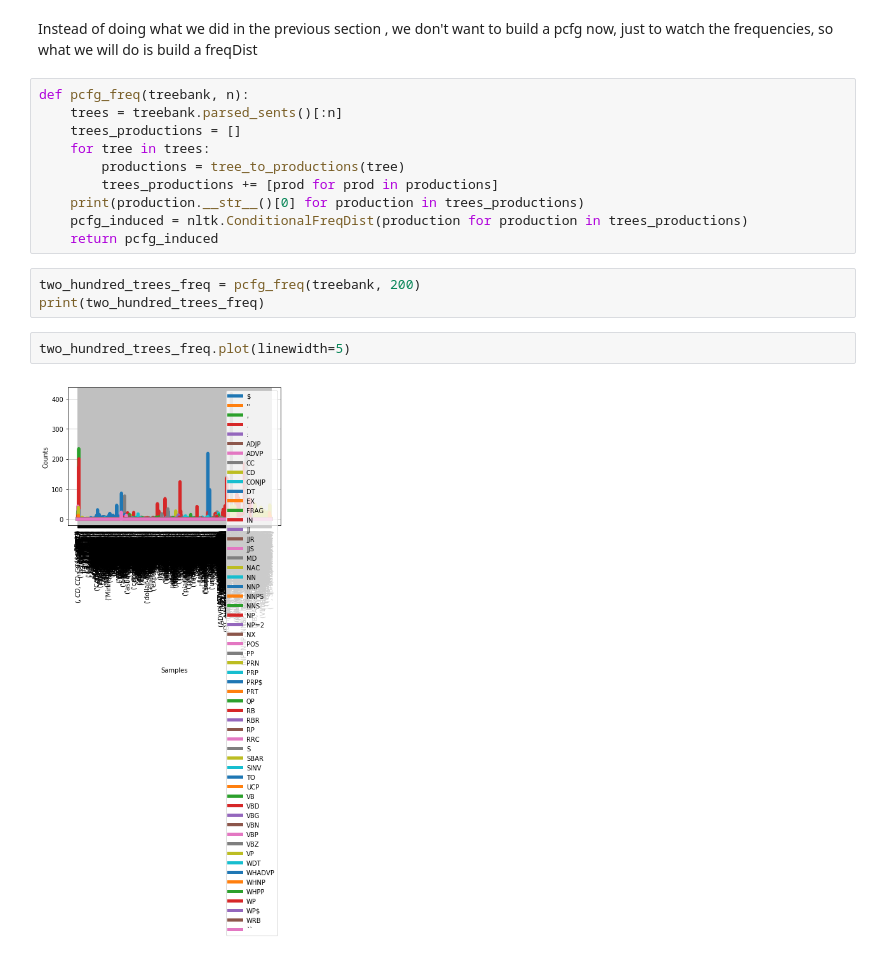
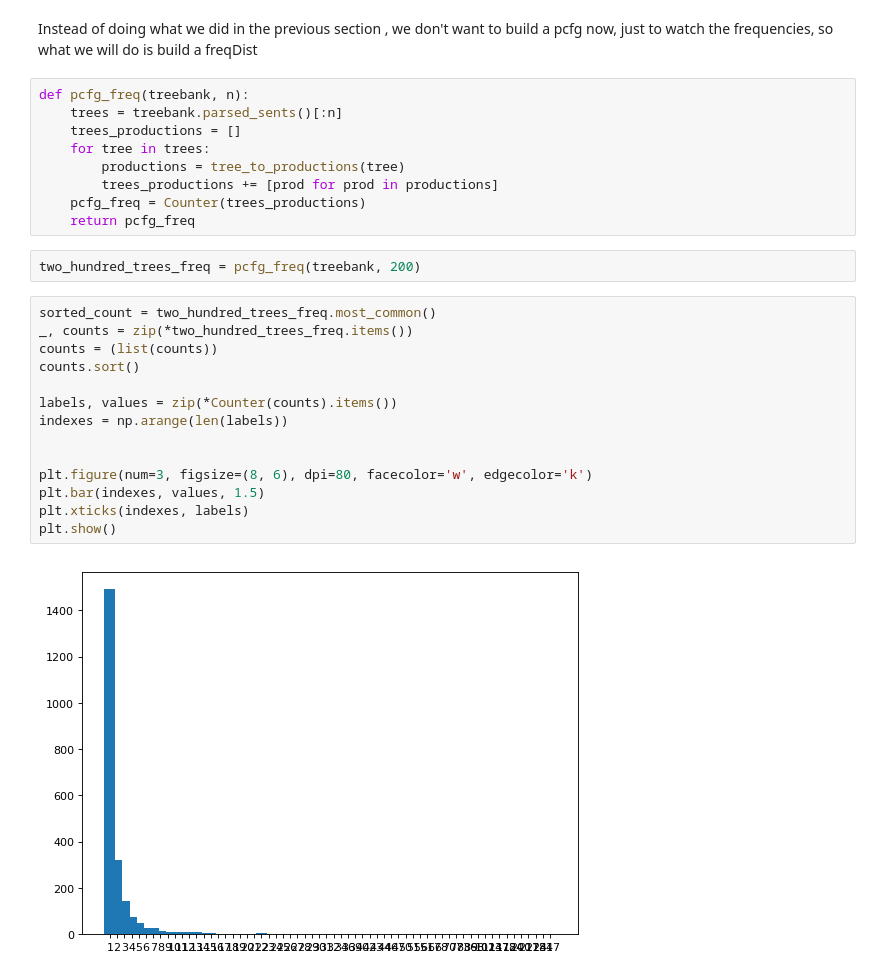
Before and after one commit to taihak94/NLP2019, a Jupyter notebook: assignment3/Assignment 3.ipynb, the cells around one changed output. Saved outputs shown, nothing was run; the diff lists cells and outputs as text.

Commit message:
graph in 2.2

```diff
--- a/assignment3/Assignment 3.ipynb
+++ b/assignment3/Assignment 3.ipynb
@@ -299,13 +301,23 @@ def pcfg_freq(treebank, n):
     for tree in trees:
         productions = tree_to_productions(tree)
         trees_productions += [prod for prod in productions]
-    print(production.__str__()[0] for production in trees_productions)
-    pcfg_induced = nltk.ConditionalFreqDist(production for production in trees_productions)
-    return pcfg_induced
+    pcfg_freq = Counter(trees_productions)
+    return pcfg_freq
 # %%
 two_hundred_trees_freq = pcfg_freq(treebank, 200)
-print(two_hundred_trees_freq)
-# %%
-two_hundred_trees_freq.plot(linewidth=5)
-# %% [output]
-[figure, removed]
+# %%
+sorted_count = two_hundred_trees_freq.most_common()
+_, counts = zip(*two_hundred_trees_freq.items())
+counts = (list(counts))
+counts.sort()
+
+labels, values = zip(*Counter(counts).items())
+indexes = np.arange(len(labels))
+
+
+plt.figure(num=3, figsize=(8, 6), dpi=80, facecolor='w', edgecolor='k')
+plt.bar(indexes, values, 1.5)
+plt.xticks(indexes, labels)
+plt.show()
+# %% [output]
+[figure, added]
```
Also changed, not shown: parts of 1 cell of this notebook.
